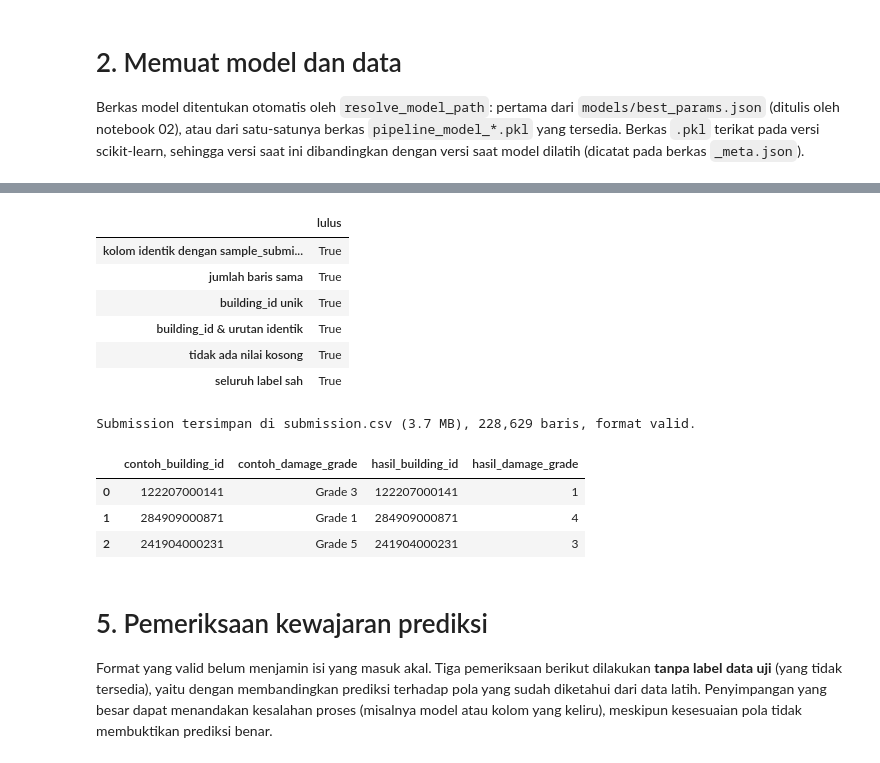
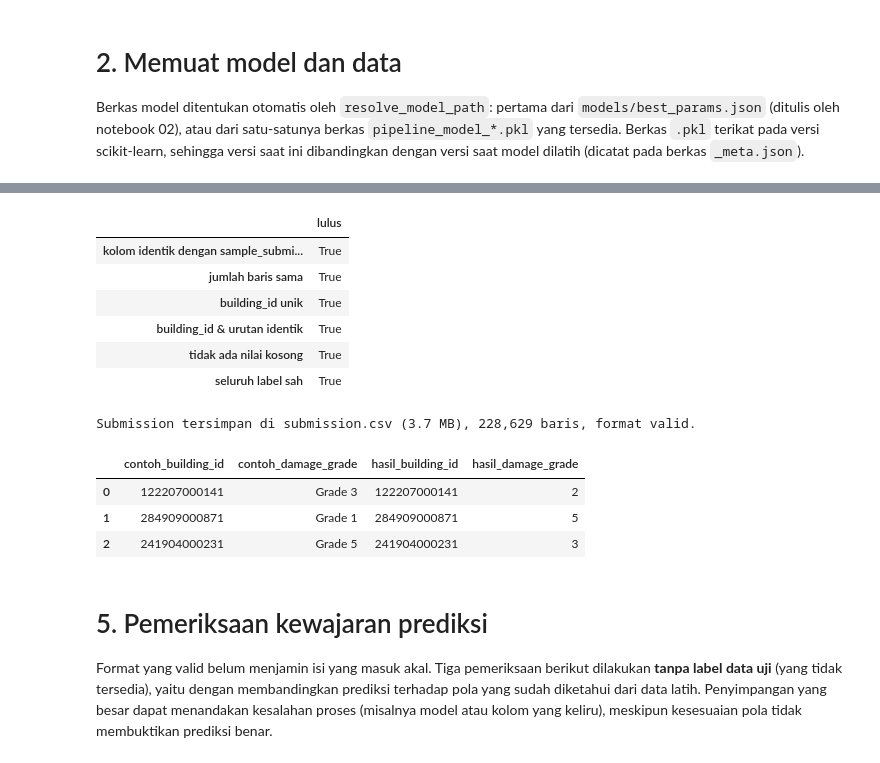
Before and after one commit to gisellsjians/Structural-Damage-Classification, a Jupyter notebook: notebooks/03_submission.ipynb, the cells around one changed output, grey strips where cells are left out. Drawn from its saved outputs; the diff is of its cells as text; code cells hidden in the pictures.

```diff
--- a/notebooks/03_submission.ipynb
+++ b/notebooks/03_submission.ipynb
@@ -85,5 +86,9 @@ Prediksi dibuat per potongan 50.000 baris agar pemakaian memori terkendali. Untu
 # %%
-predictions = predict_in_chunks(model, test, chunk_size=50_000)
+model_name = model_path.stem.removeprefix("pipeline_model_")
+class_weights = load_decision_weights(MODELS_DIR / DECISION_WEIGHTS_FILE, model_name)
+print(f"Bobot keputusan per kelas: {None if class_weights is None else np.round(class_weights, 3).tolist()}")
+
+predictions = predict_in_chunks(model, test, chunk_size=50_000, class_weights=class_weights)
 print(f"Jumlah prediksi: {len(predictions):,}")
 display(predictions.head())
 # %% [output]
@@ -103,36 +111,38 @@ submission = build_submission(test, predictions[TARGET], sample_submission)
 
 checks = validate_submission(submission, sample_submission, valid_labels)
 display(pd.Series(checks, name="lulus").to_frame())
 
+# Kaggle membaca damage_grade sebagai angka 1-5, bukan teks "Grade n"
+# (teks menyebabkan: "The input string 'Grade' was not in a correct format").
 submission_kaggle = submission.copy()
-submission_kaggle[TARGET] = submission_kaggle[TARGET].str.replace("Grade ", "", regex=False).astype(int)
+submission_kaggle[TARGET] = to_kaggle_labels(submission_kaggle[TARGET]).to_numpy()
 
 saved_path = save_submission(submission_kaggle, SUBMISSION_PATH)
 
 # Validasi ulang dari berkas yang benar-benar tertulis di disk
 written = pd.read_csv(saved_path)
 valid_numeric = [int(label.split()[-1]) for label in valid_labels]
 assert list(written.columns) == list(sample_submission.columns), "Kolom berbeda"
 assert len(written) == len(sample_submission), "Jumlah baris berbeda"
 assert (written[ID_COL].to_numpy() == sample_submission[ID_COL].to_numpy()).all(), "building_id/urutan berbeda"
 assert written[TARGET].notna().all() and written[TARGET].isin(valid_numeric).all(), "Label tidak sah"
 assert pd.api.types.is_integer_dtype(written[TARGET]), "damage_grade harus bertipe integer"
 print(f"Submission tersimpan di {saved_path.resolve().name} ({saved_path.stat().st_size / 1e6:.1f} MB), {len(written):,} baris, format valid.")
 
 display(pd.concat([sample_submission.head(3).add_prefix("contoh_"),
                    written.head(3).add_prefix("hasil_")], axis=1))
 # %% [output]
 |  | lulus |
 | kolom identik dengan sample_submi... | True |
 | jumlah baris sama | True |
 | building_id unik | True |
 | building_id & urutan identik | True |
 | tidak ada nilai kosong | True |
 | seluruh label sah | True |
 Submission tersimpan di submission.csv (3.7 MB), 228,629 baris, format valid.
 |  | contoh_building_id | contoh_damage_grade | hasil_building_id | hasil_damage_grade |
-| 0 | 122207000141 | Grade 3 | 122207000141 | 1 |
-| 1 | 284909000871 | Grade 1 | 284909000871 | 4 |
+| 0 | 122207000141 | Grade 3 | 122207000141 | 2 |
+| 1 | 284909000871 | Grade 1 | 284909000871 | 5 |
 | 2 | 241904000231 | Grade 5 | 241904000231 | 3 |
 # %% [markdown]
 # 5. Pemeriksaan kewajaran prediksi
```
Also changed, not shown: parts of 12 cells of this notebook, 22 other files.
